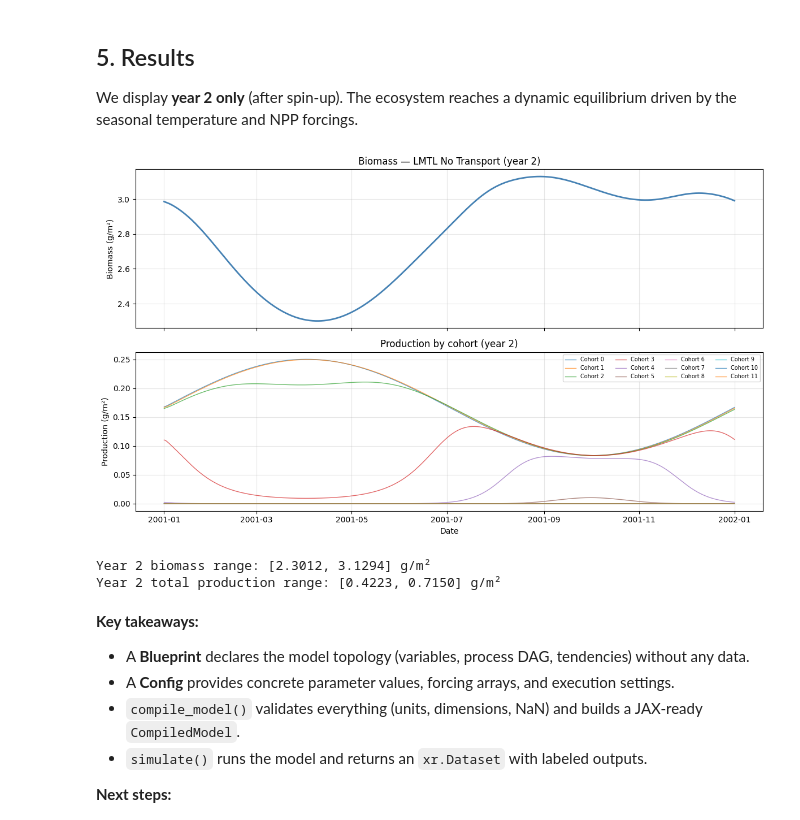
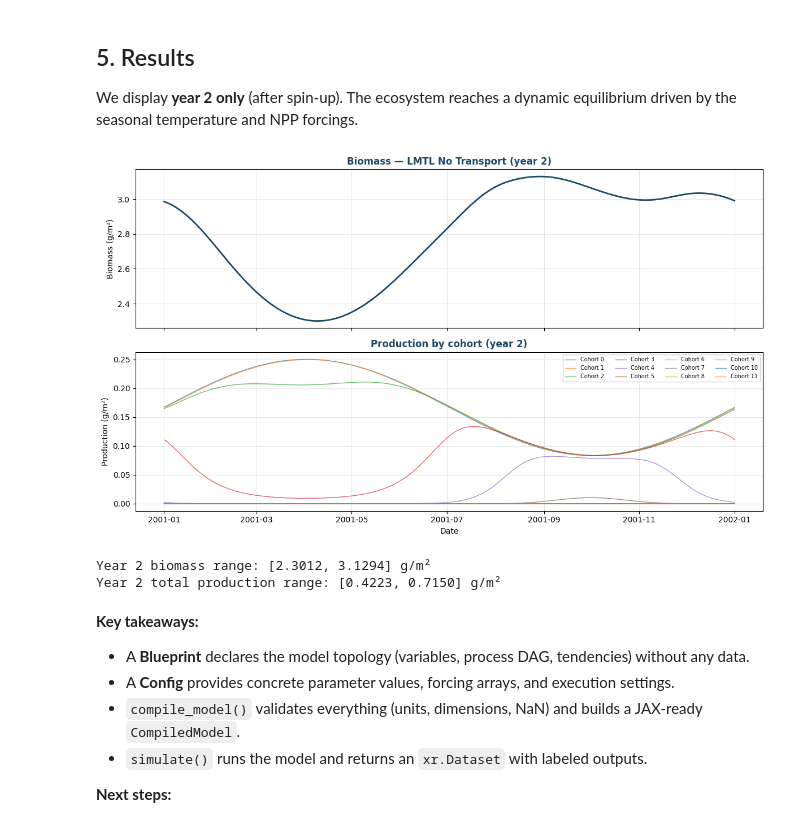
Before and after one commit to Ash12H/SeapoPym-JAX, a Jupyter notebook: docs/examples/01_lmtl_no_transport.ipynb, the cells around one changed output. Saved outputs shown, nothing was run; the diff lists cells and outputs as text; code cells hidden in the pictures.

```diff
--- a/docs/examples/01_lmtl_no_transport.ipynb
+++ b/docs/examples/01_lmtl_no_transport.ipynb
@@ -26,6 +26,8 @@ from seapopym.compiler import compile_model
 from seapopym.engine import simulate
 from seapopym.models import LMTL_NO_TRANSPORT
 
+PALETTE = ["#1B4965", "#62B6CB", "#E8833A", "#5FA8D3"]
+plt.rcParams.update({"figure.facecolor": "white", "axes.facecolor": "white", "axes.grid": True, "grid.alpha": 0.3})
 print(f"JAX version: {jax.__version__}")
 print(f"JAX devices: {jax.devices()}")
 # %% [output]
@@ -282,37 +284,37 @@ year2_dates = time_coords[year2_mask]
 biomass_ts = biomass.values[year2_mask, 0, 0, 0]  # (T, F, Y, X) → scalar
 
 # Production: sum over cohorts, squeeze spatial dims
 production_ts = production.values[year2_mask, 0, :, 0, 0]  # (T, F, C, Y, X) → (T, C)
 
 fig, axes = plt.subplots(2, 1, figsize=(12, 7), sharex=True)
 
 # --- Biomass ---
 ax = axes[0]
-ax.plot(year2_dates, biomass_ts, color="steelblue", linewidth=2)
+ax.plot(year2_dates, biomass_ts, color=PALETTE[0], linewidth=2)
 ax.set_ylabel("Biomass (g/m²)")
-ax.set_title("Biomass — LMTL No Transport (year 2)")
+ax.set_title("Biomass — LMTL No Transport (year 2)", color="#1B4965", fontweight="bold")
 ax.grid(True, alpha=0.3)
 
 # --- Production per cohort ---
 ax = axes[1]
 for c in range(production_ts.shape[1]):
     ax.plot(year2_dates, production_ts[:, c], linewidth=1, alpha=0.7, label=f"Cohort {c}")
 ax.set_ylabel("Production (g/m²)")
 ax.set_xlabel("Date")
-ax.set_title("Production by cohort (year 2)")
+ax.set_title("Production by cohort (year 2)", color="#1B4965", fontweight="bold")
 ax.legend(fontsize=7, ncol=4, loc="upper right")
 ax.grid(True, alpha=0.3)
 
 fig.tight_layout()
 plt.show()
 
 print(f"Year 2 biomass range: [{biomass_ts.min():.4f}, {biomass_ts.max():.4f}] g/m²")
 print(
     f"Year 2 total production range: [{production_ts.sum(axis=1).min():.4f}, "
     f"{production_ts.sum(axis=1).max():.4f}] g/m²"
 )
 # %% [output]
-[figure, old version]
+[figure, new version]
 Year 2 biomass range: [2.3012, 3.1294] g/m²
 Year 2 total production range: [0.4223, 0.7150] g/m²
 # %% [markdown]
```
Also changed, not shown: parts of 2 cells of this notebook, 15 other files.
